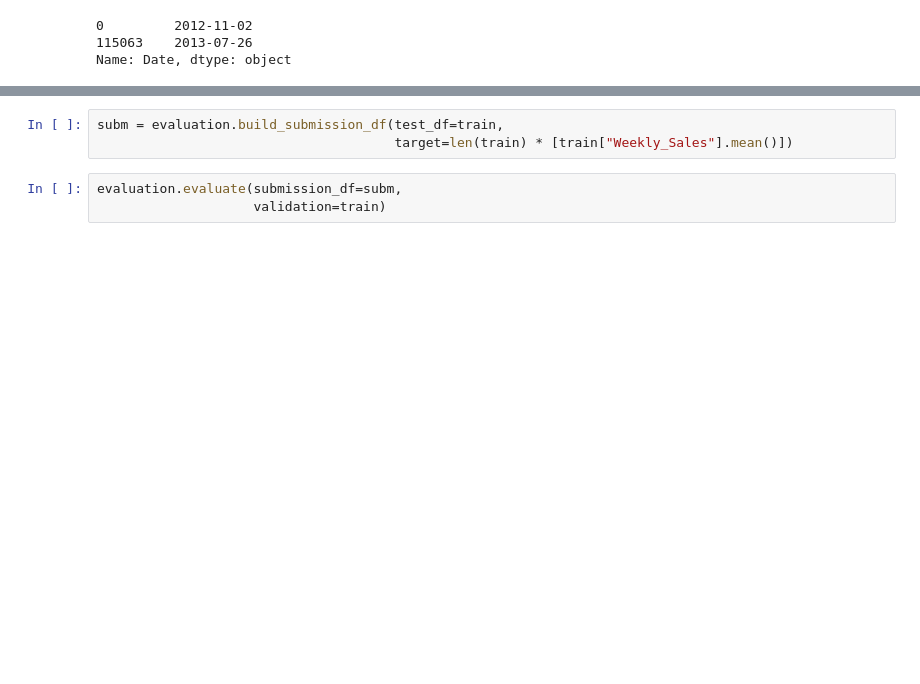
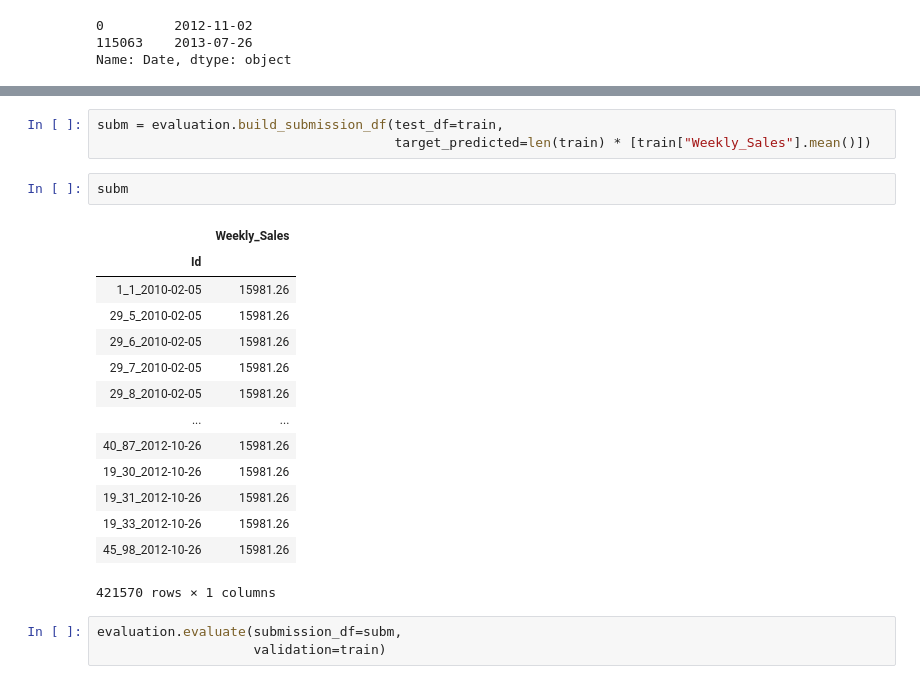
Before and after one commit to talestsp/walmart-recruiting-store-sales-forecasting, a Jupyter notebook: notebooks/machine_learning/ML - Evaluation.ipynb, the cells around one changed output, grey strips where cells are left out. Drawn from its saved outputs; the diff is of its cells as text; blank space fills up the shorter version.

```diff
--- a/notebooks/machine_learning/ML - Evaluation.ipynb
+++ b/notebooks/machine_learning/ML - Evaluation.ipynb
@@ -61,6 +70,23 @@ Name: Date, dtype: object
 # %%
 subm = evaluation.build_submission_df(test_df=train,
-                                      target=len(train) * [train["Weekly_Sales"].mean()])
+                                      target_predicted=len(train) * [train["Weekly_Sales"].mean()])
+# %%
+subm
+# %% [output]
+|  | Weekly_Sales |
+| Id |  |
+| 1_1_2010-02-05 | 15981.26 |
+| 29_5_2010-02-05 | 15981.26 |
+| 29_6_2010-02-05 | 15981.26 |
+| 29_7_2010-02-05 | 15981.26 |
+| 29_8_2010-02-05 | 15981.26 |
+| ... | ... |
+| 40_87_2012-10-26 | 15981.26 |
+| 19_30_2012-10-26 | 15981.26 |
+| 19_31_2012-10-26 | 15981.26 |
+| 19_33_2012-10-26 | 15981.26 |
+| 45_98_2012-10-26 | 15981.26 |
+421570 rows × 1 columns
 # %%
 evaluation.evaluate(submission_df=subm,
                     validation=train)
```
Also changed, not shown: parts of 1 cell of this notebook, 6 other files.
